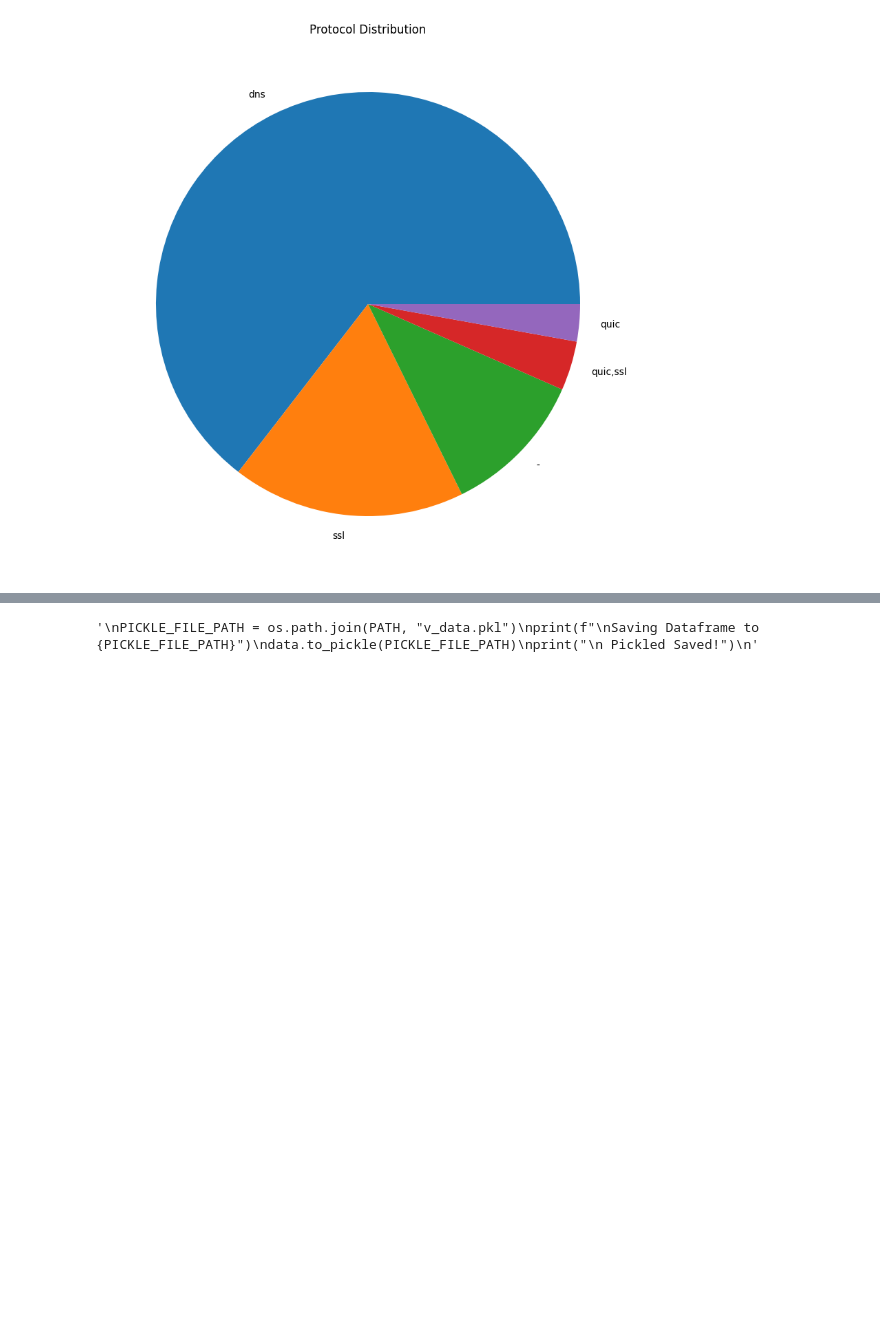
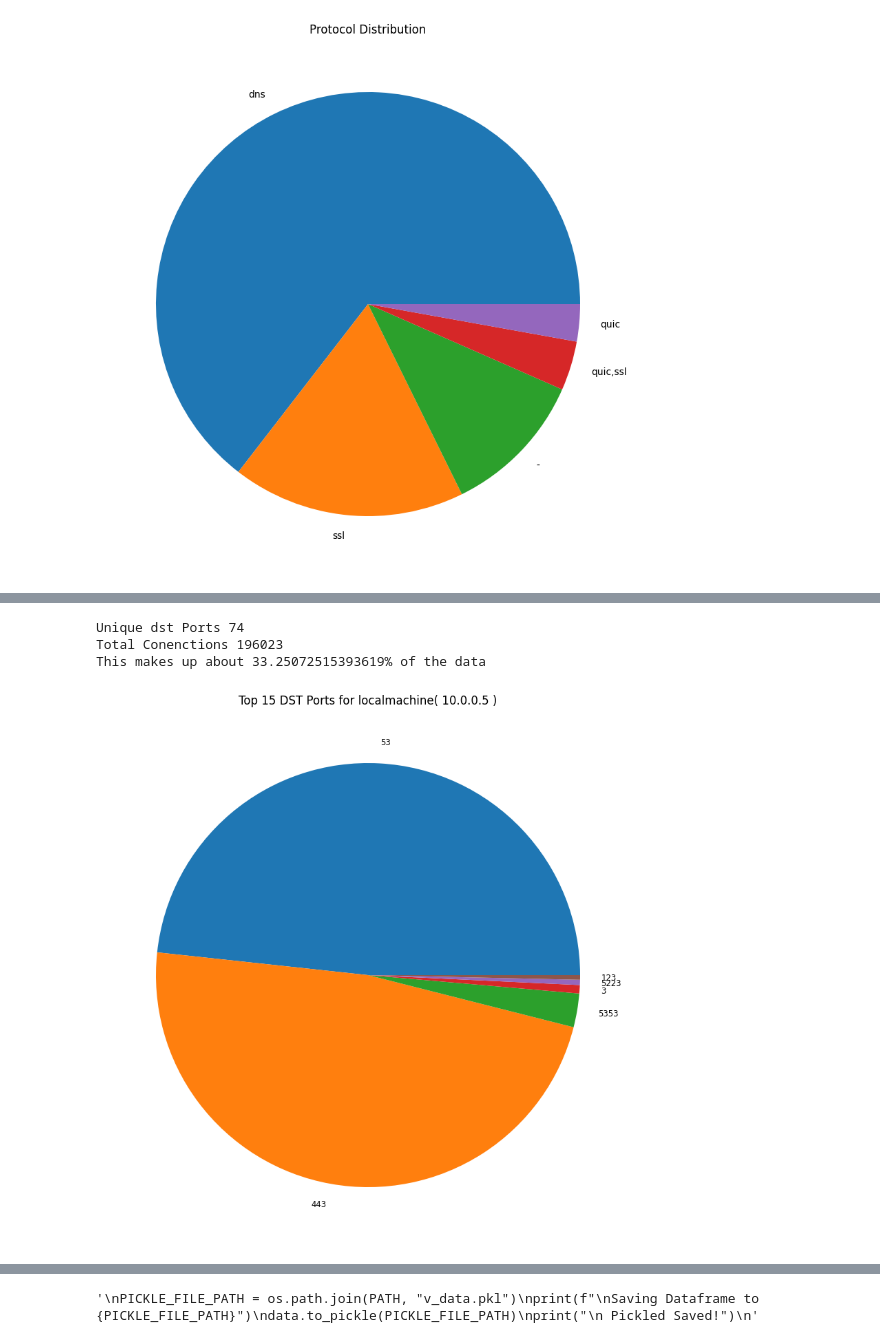
Before and after one commit to spinklerz/Projects, a Jupyter notebook: MachineLearning_and_AI/Network_Anomoly_Detection/Notebooks/02_Exploratory_Data_Analysis.ipynb, the cells around one changed output, grey strips where cells are left out. Drawn from its saved outputs; the diff is of its cells as text; code cells hidden in the pictures; blank space fills up the shorter version.

```diff
--- a/MachineLearning_and_AI/Network_Anomoly_Detection/Notebooks/02_Exploratory_Data_Analysis.ipynb
+++ b/MachineLearning_and_AI/Network_Anomoly_Detection/Notebooks/02_Exploratory_Data_Analysis.ipynb
@@ -344,0 +443,18 @@ Name: count, dtype: int64
+# %%
+# ok now lets check out who we are sending data too source port then well hit ip's protocols etc
+# most common dst ports from '10.0.0.5'
+ip_counts1 = local_machine_src['dst_p'].value_counts()[:6]
+labels1 = ip_counts1.index
+values1 = ip_counts1.values
+fig, ax = plt.subplots()
+fig.set_size_inches(10, 10)
+ax.set_title('Top 15 DST Ports for localmachine( 10.0.0.5 )')
+ax.pie(values1, labels=labels1,textprops={'size': 'smaller'});
+print('Unique dst Ports', len(local_machine_src['dst_p'].value_counts()))
+print(f'Total Conenctions', len((local_machine_src)))
+print(f'This makes up about { (len(local_machine_src) / len(v_data)) * 100 }% of the data')
+# %% [output]
+Unique dst Ports 74
+Total Conenctions 196023
+This makes up about 33.25072515393619% of the data
+[figure, added]
```
Also changed, not shown: parts of 15 cells of this notebook.
